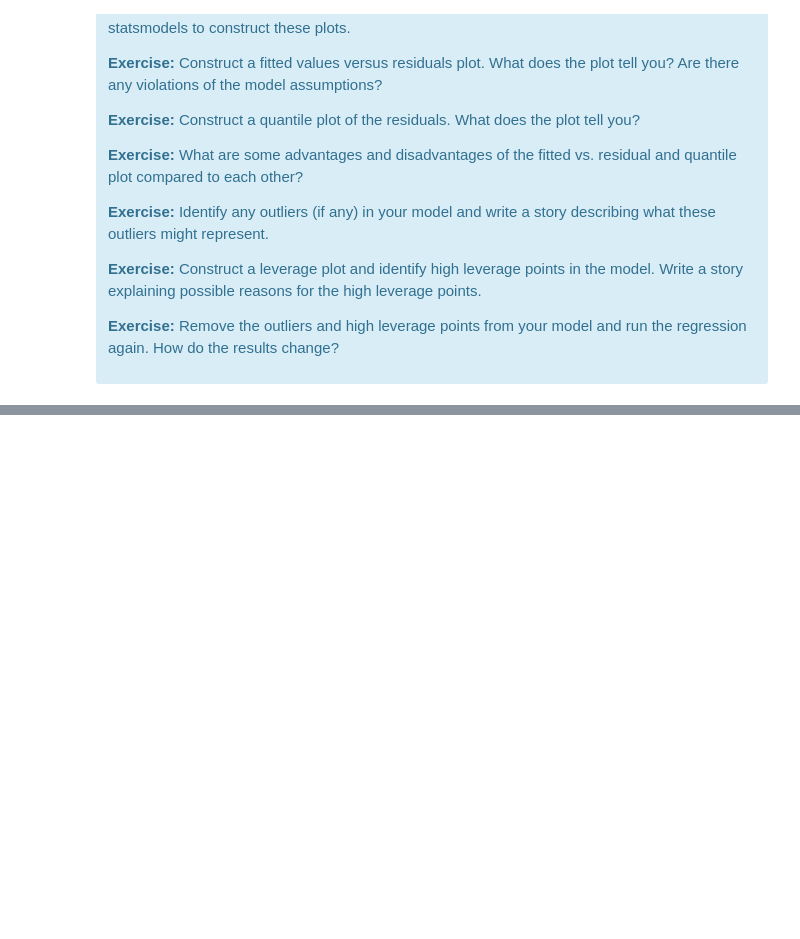
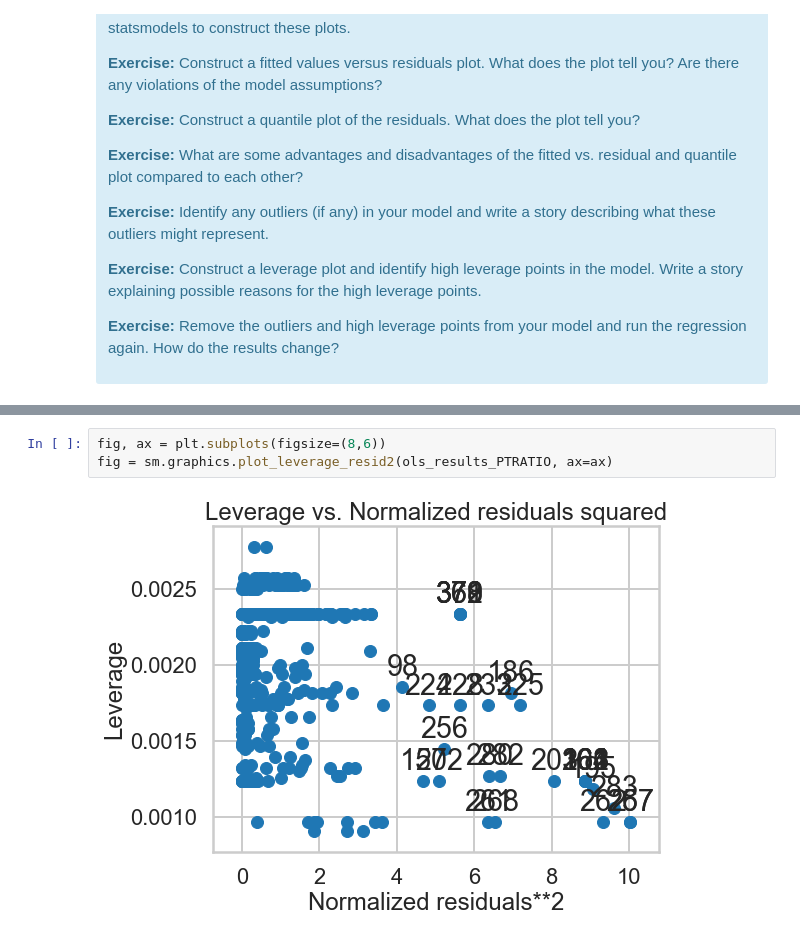
Before and after one commit to jacquelineguo/Linear-Regression-Using-Boston-Housing-Data-Set, a Jupyter notebook: Mini_Project_Linear_Regression.ipynb, the cells around one changed output, grey strips where cells are left out. Drawn from its saved outputs; the diff is of its cells as text; blank space fills up the shorter version.

```diff
--- a/Mini_Project_Linear_Regression.ipynb
+++ b/Mini_Project_Linear_Regression.ipynb
@@ -884,0 +963,5 @@ There are some other issues that are important investigate with linear regressio
+# %%
+fig, ax = plt.subplots(figsize=(8,6))
+fig = sm.graphics.plot_leverage_resid2(ols_results_PTRATIO, ax=ax)
+# %% [output]
+[figure, added]
```
Also changed, not shown: parts of 12 cells of this notebook.
